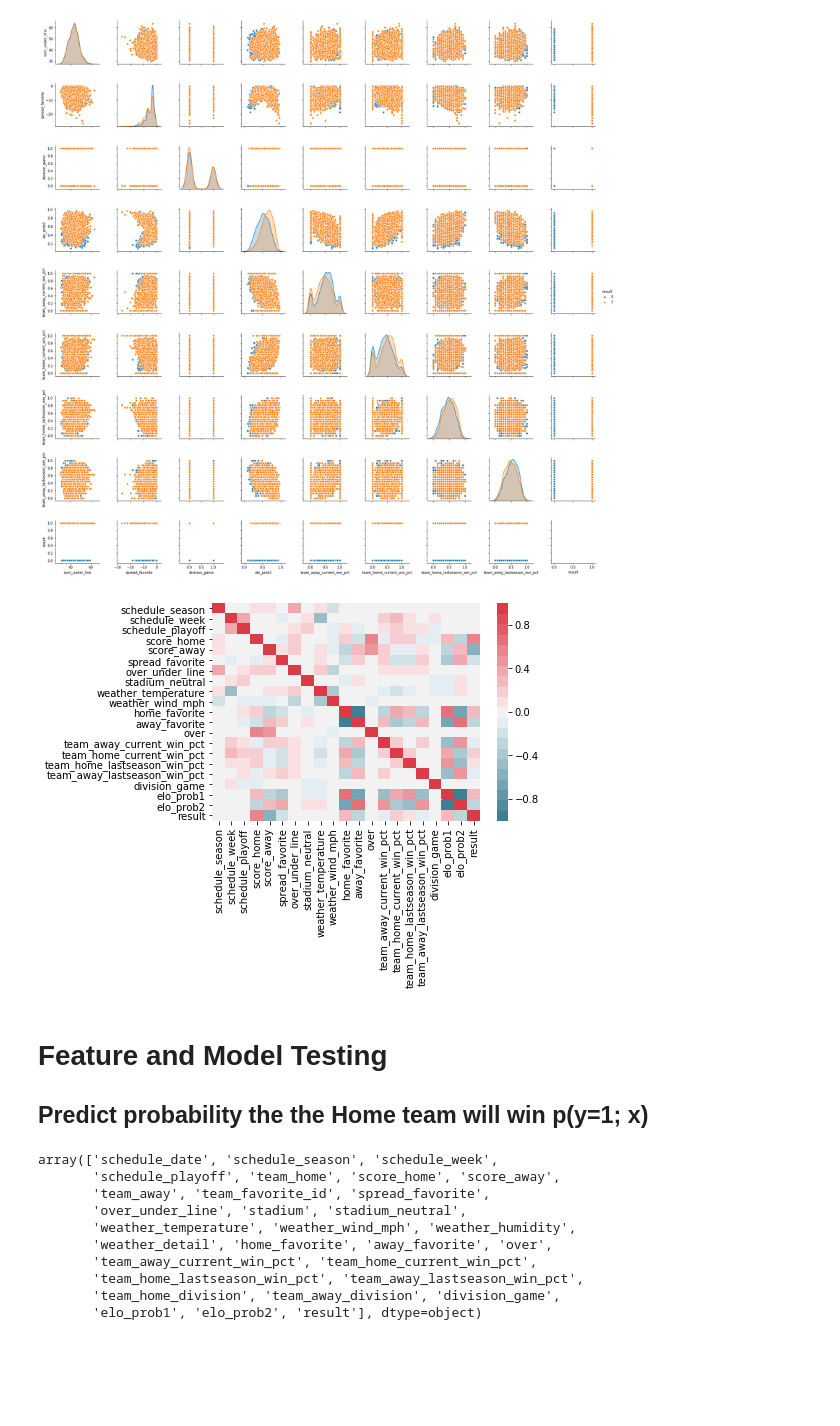
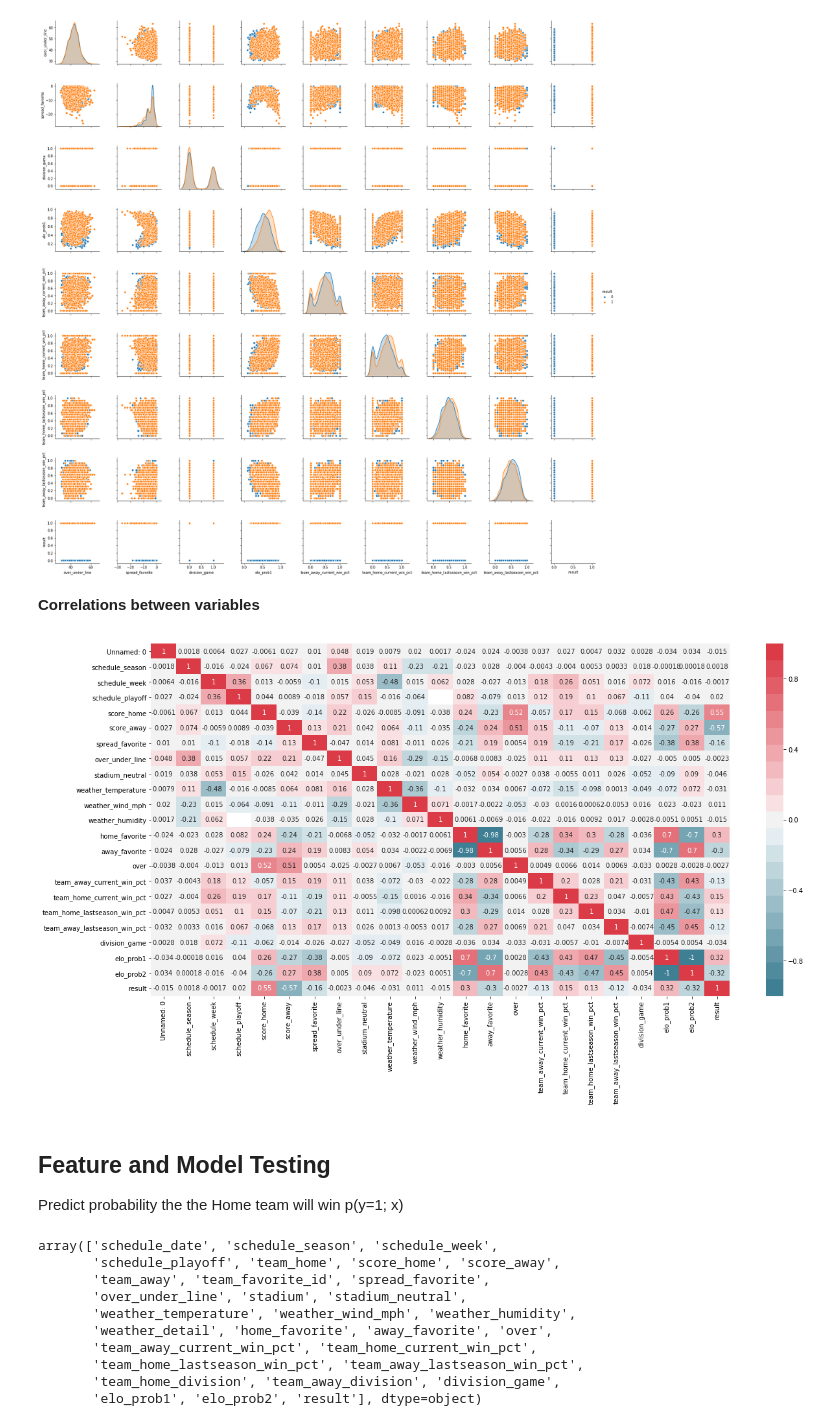
Before and after one commit to ukritw/nflprediction, a Jupyter notebook: DataPreprocessing.ipynb, the cells around one changed output. Saved outputs shown, nothing was run; the diff lists cells and outputs as text; code cells hidden in the pictures; blank space fills up the shorter version.

```diff
--- a/DataPreprocessing.ipynb
+++ b/DataPreprocessing.ipynb
@@ -343,3 +283,5 @@ df.to_csv(path+"data_preprocessed.csv")
+# %%
+df = pd.read_csv(path+"data_preprocessed.csv")
 # %% [markdown]
 ## Exploratory Data Analysis
 # %%
@@ -507,10 +454,13 @@ sns.pairplot(df[[ 'over_under_line', 'spread_favorite', 'division_game', 'elo_pr
                  'team_away_current_win_pct', 'team_home_current_win_pct', 'team_home_lastseason_win_pct', 'team_away_lastseason_win_pct', 'result']], hue='result', height=2.5);
 # %% [output]
 [figure]
+# %% [markdown]
+**Correlations between variables**
 # %%
-ax2 = sns.heatmap(df.corr(),vmin=-1,vmax=1,cmap=sns.diverging_palette(h_neg=220,h_pos=10,n=21))
+plt.figure(figsize = (20,10))
+ax2 = sns.heatmap(df.corr(),annot=True, vmin=-1,vmax=1,cmap=sns.diverging_palette(h_neg=220,h_pos=10,n=21))
 # %% [output]
-[figure, old version]
+[figure, new version]
 # %% [markdown]
-# Feature and Model Testing
-## Predict probability the the Home team will win p(y=1; x)
+## Feature and Model Testing
+Predict probability the the Home team will win p(y=1; x)
```
Also changed, not shown: parts of 54 cells of this notebook.
